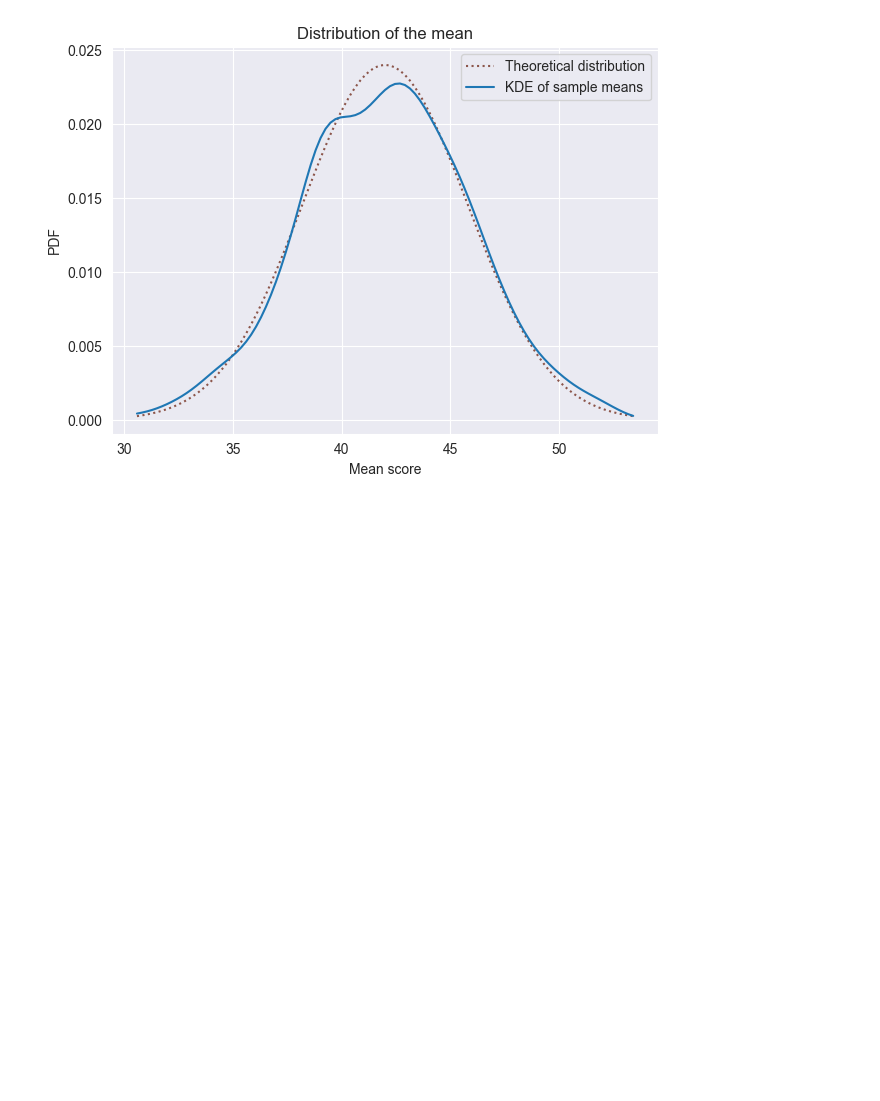
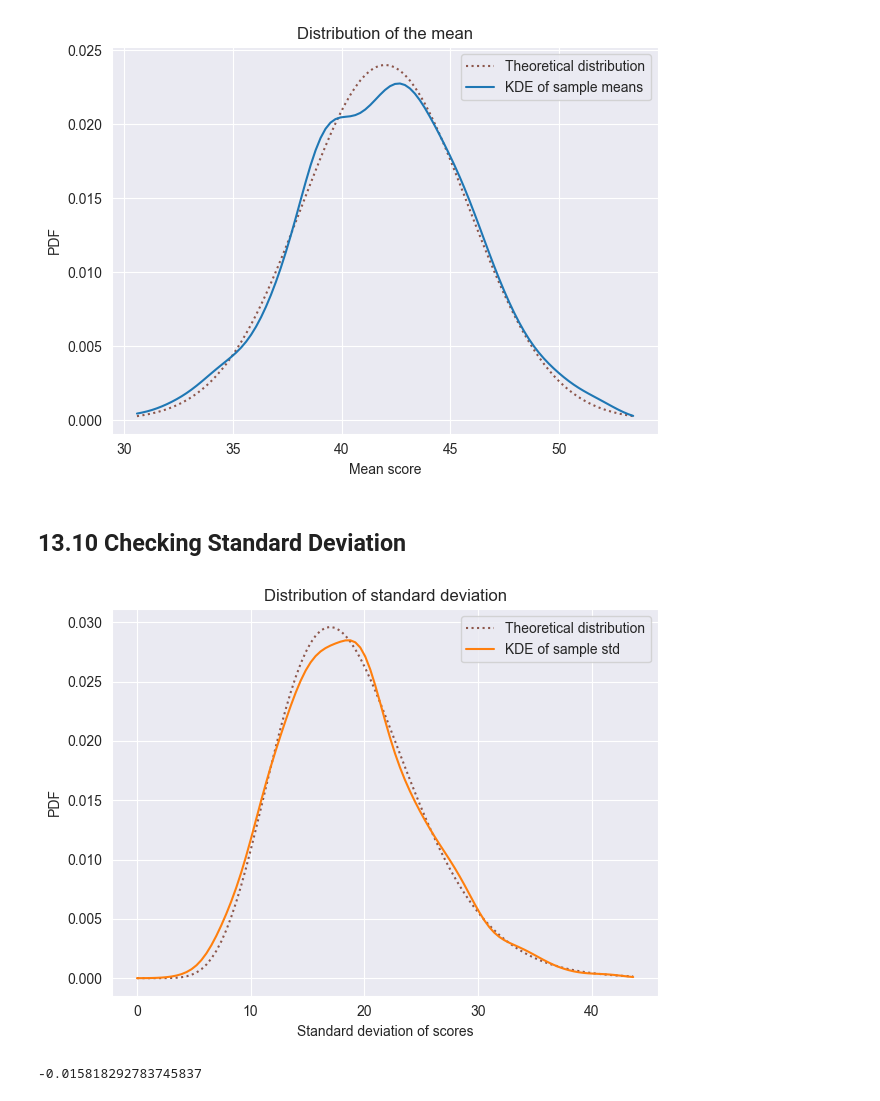
Before and after one commit to Xupeiyi/think-bayes, a Jupyter notebook: chapter13.ipynb, the cells around one changed output. Saved outputs shown, nothing was run; the diff lists cells and outputs as text; code cells hidden in the pictures; blank space fills up the shorter version.

```diff
--- a/chapter13.ipynb
+++ b/chapter13.ipynb
@@ -366,3 +366,37 @@ decorate(
 )
 # %% [output]
 [figure]
+# %% [markdown]
+## 13.10 Checking Standard Deviation
+# %%
+sample_stds = samples.std(axis=1)
+transformed = n * sample_stds**2 / sigma**2
+
+dist_s = chi2(n-1)
+low = 0
+high = dist_s.mean() + dist_s.std() * 4
+pmf_s = pmf_from_dist(dist_s, low, high)
+
+qs = pmf_s.qs
+pmf_sample_stds = kde_from_sample(transformed, qs)
+
+pmf_s.plot(
+    label='Theoretical distribution',
+    ls=':', color='C5'
+)
+pmf_sample_stds.plot(
+    label='KDE of sample std',
+    color='C1'
+)
+
+decorate(
+    xlabel='Standard deviation of scores',
+    ylabel='PDF',
+    title='Distribution of standard deviation'
+)
+# %% [output]
+[figure, added]
+# %%
+np.corrcoef(sample_means, sample_stds)[0][1]
+# %% [output]
+-0.015818292783745837
```
Also changed, not shown: parts of 1 cell of this notebook.
